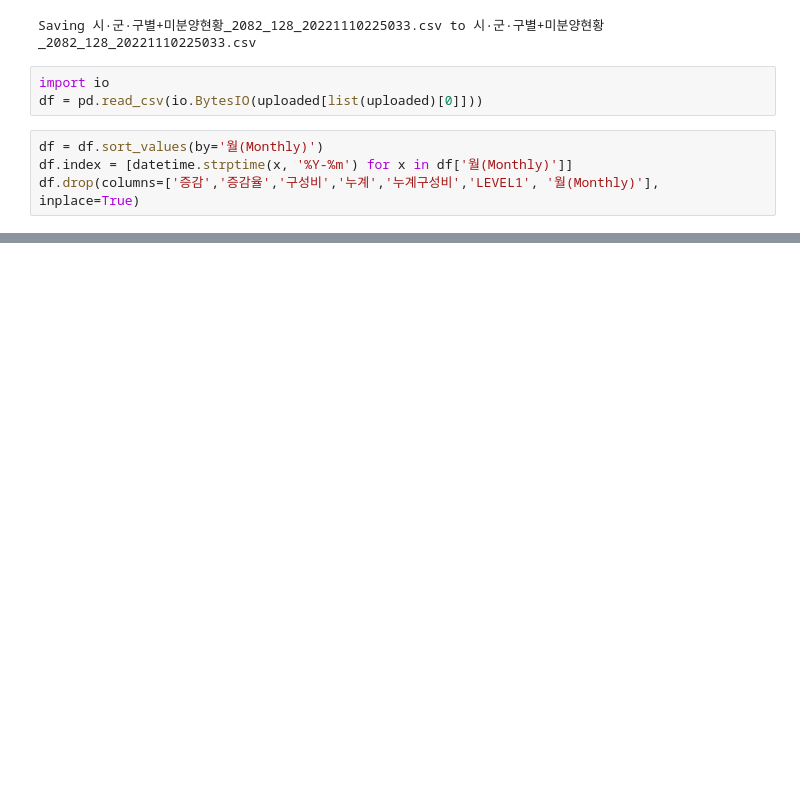
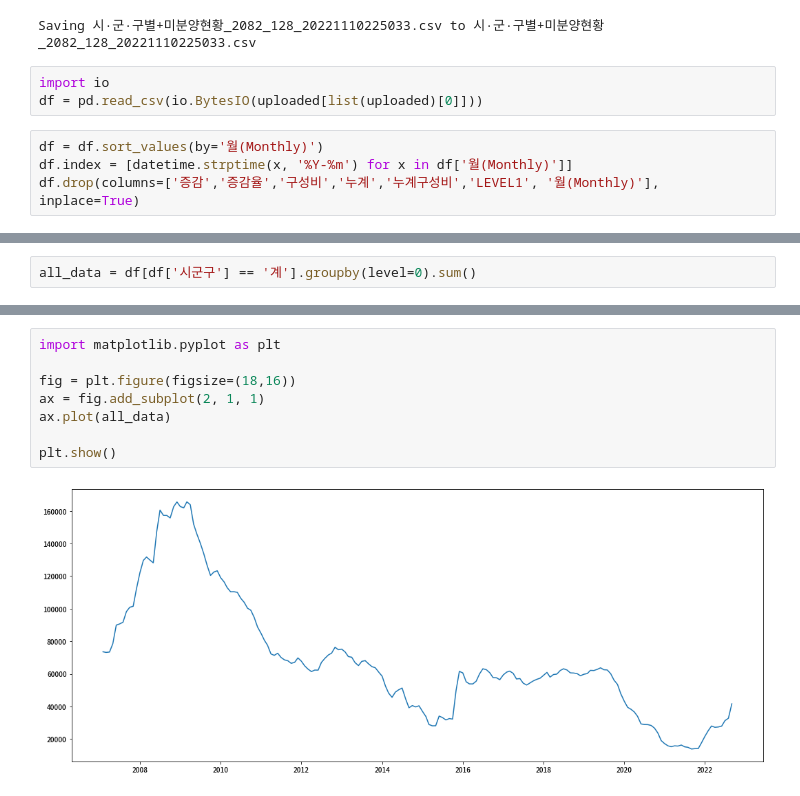
Before and after one commit to yeonghun00/real-estate, a Jupyter notebook: market.ipynb, the cells around one changed output, grey strips where cells are left out. Saved outputs shown, nothing was run; the diff lists cells and outputs as text; blank space fills up the shorter version.

```diff
--- a/market.ipynb
+++ b/market.ipynb
@@ -194,0 +185,2 @@ data = df[(df['구분'] == '경기') & (df['시군구'] == '계')]['값']
+# %%
+all_data = df[df['시군구'] == '계'].groupby(level=0).sum()
@@ -194,0 +203,10 @@ data = df[(df['구분'] == '경기') & (df['시군구'] == '계')]['값']
+# %%
+import matplotlib.pyplot as plt
+
+fig = plt.figure(figsize=(18,16))
+ax = fig.add_subplot(2, 1, 1)
+ax.plot(all_data)
+
+plt.show()
+# %% [output]
+[figure, added]
```
Also changed, not shown: parts of 16 cells of this notebook.
